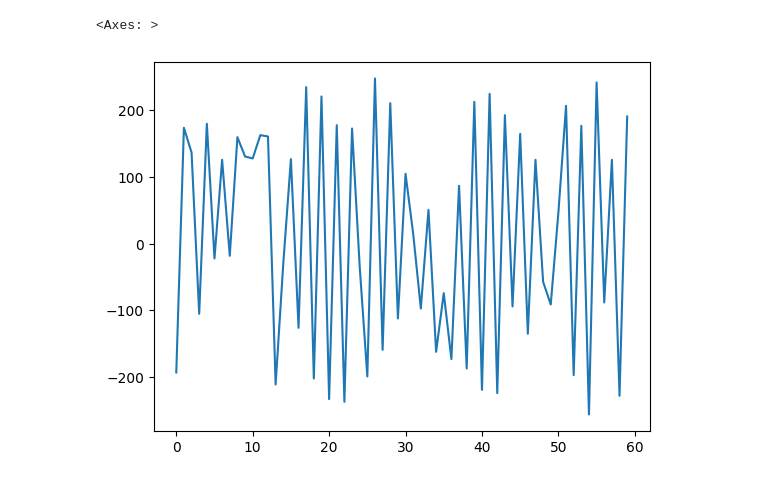
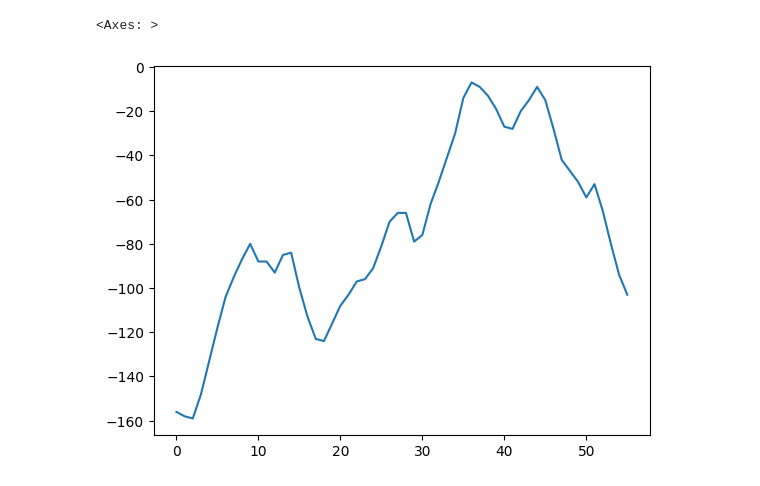
Before and after one commit to FelixDobler/BachelorThesis-WiFi-Sensing-Segmentation, a Jupyter notebook: plots/plotCsiTrace copy.ipynb, the cells around one changed output. Cells and saved outputs as stored; diff of their text form; code cells hidden in the pictures.

```diff
--- a/plots/plotCsiTrace copy.ipynb
+++ b/plots/plotCsiTrace copy.ipynb
@@ -12,5 +12,8 @@ import csidata as cid
 # res = cid.load('recordings/csi/2024-09-26T12-45-47_637384.raw') # iw antenna 0x3
 # res = cid.load('recordings/csi/2024-09-26T13-44-41_161150.raw') # iw antenna 0x3 mcs 7
 # res = cid.load('recordings/csi/2024-09-26T13-57-59_557757.raw') # iw antenna 0x1 mcs 7
-res = cid.load('recordings/csi/2024-09-26T14-01-45_158166.raw') # iw antenna 0x1 mcs 7 / rx antenna 0x1
+# res = cid.load('recordings/csi/2024-09-26T14-01-45_158166.raw') # iw antenna 0x1 mcs 7 / rx antenna 0x1
+
+# res = cid.load('analysis/outside_recording/2024-09-30T19-49-13_586703.joblib') # outside jumping jacks
+res = cid.load('recordings/csi/2024-10-11T13-51-55_693628.raw') # philipp grinding coffee
 # %% [output]
@@ -36,8 +44,8 @@ res.csi.shape
 # %%
-sns.lineplot(res.csi[:60,0,0,1])
+sns.lineplot(res.csi[0, 0, 0])
 # %% [output]
 <Axes: >
-[figure, old version]
+[figure, new version]
 # %%
 tstamps = map(lambda x: x.tstamp, res.status)
 tstamps = list(tstamps)
```
Also changed, not shown: parts of 9 cells of this notebook, 12 other files.
